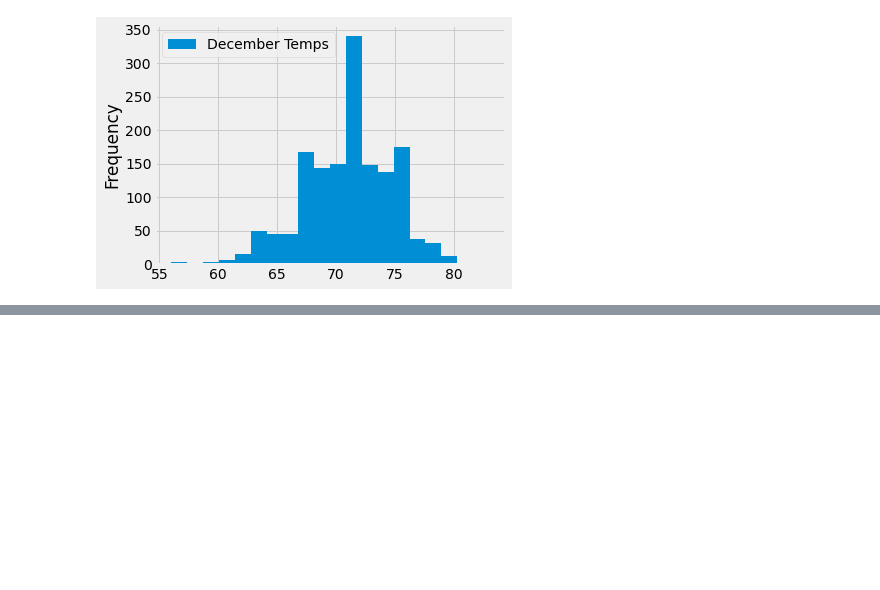
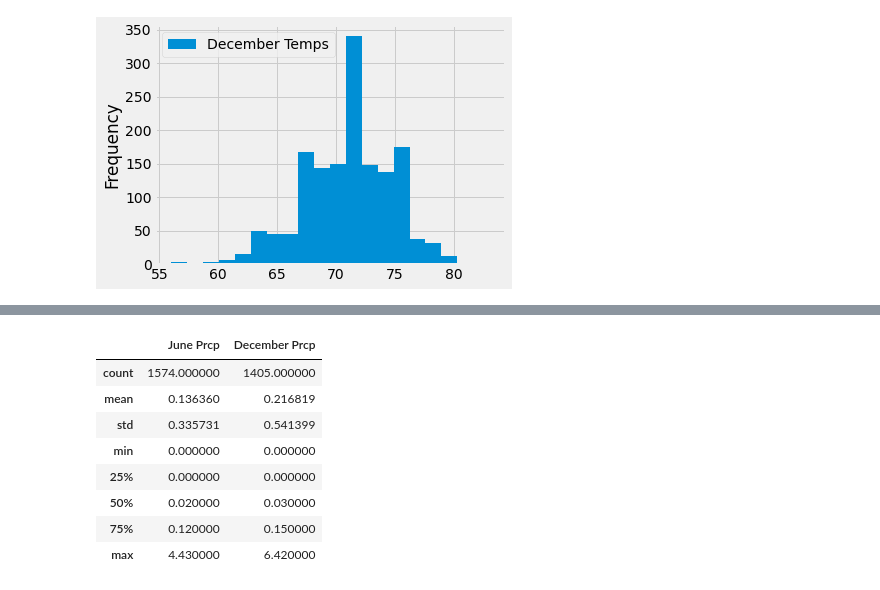
Before and after one commit to yolandahjohnson/surfs_up, a Jupyter notebook: SurfsUp_Challenge.ipynb, the cells around one changed output, grey strips where cells are left out. Drawn from its saved outputs; the diff is of its cells as text; code cells hidden in the pictures; blank space fills up the shorter version.

```diff
--- a/SurfsUp_Challenge.ipynb
+++ b/SurfsUp_Challenge.ipynb
@@ -155,3 +157,9 @@ december_df.plot.hist(bins=20)
 plt.tight_layout()
 # %% [output]
 [figure]
+# %%
+# June precipitation summary statistics
+june_temp_prcp = session.query(Measurement.prcp).filter(extract('month', Measurement.date) == 6).all()
+june_temp_prcp_df = pd.DataFrame(june_temp_prcp, columns=['June Prcp'])
+# print(june_temp_prcp_df)
+june_temp_prcp_df.describe()
@@ -157,0 +176,6 @@ plt.tight_layout()
+# %%
+# December precipitation summary statistics
+december_temp_prcp = session.query(Measurement.prcp).filter(extract('month', Measurement.date) == 12).all()
+december_temp_prcp_df = pd.DataFrame(december_temp_prcp, columns=['December Prcp'])
+# print(december_temp_prcp_df)
+december_temp_prcp_df.describe()
@@ -157,0 +192,16 @@ plt.tight_layout()
+# %%
+# Combine June and December precipitation dataframes into one dataframe
+june_prcp = june_temp_prcp_df.describe()
+december_prcp = december_temp_prcp_df.describe()
+summary_df = june_prcp.merge(december_prcp, left_index=True, right_index=True)
+summary_df
+# %% [output]
+|  | June Prcp | December Prcp |
+| count | 1574.000000 | 1405.000000 |
+| mean | 0.136360 | 0.216819 |
+| std | 0.335731 | 0.541399 |
+| min | 0.000000 | 0.000000 |
+| 25% | 0.000000 | 0.000000 |
+| 50% | 0.020000 | 0.030000 |
+| 75% | 0.120000 | 0.150000 |
+| max | 4.430000 | 6.420000 |
```
Also changed, not shown: parts of 3 cells of this notebook.
